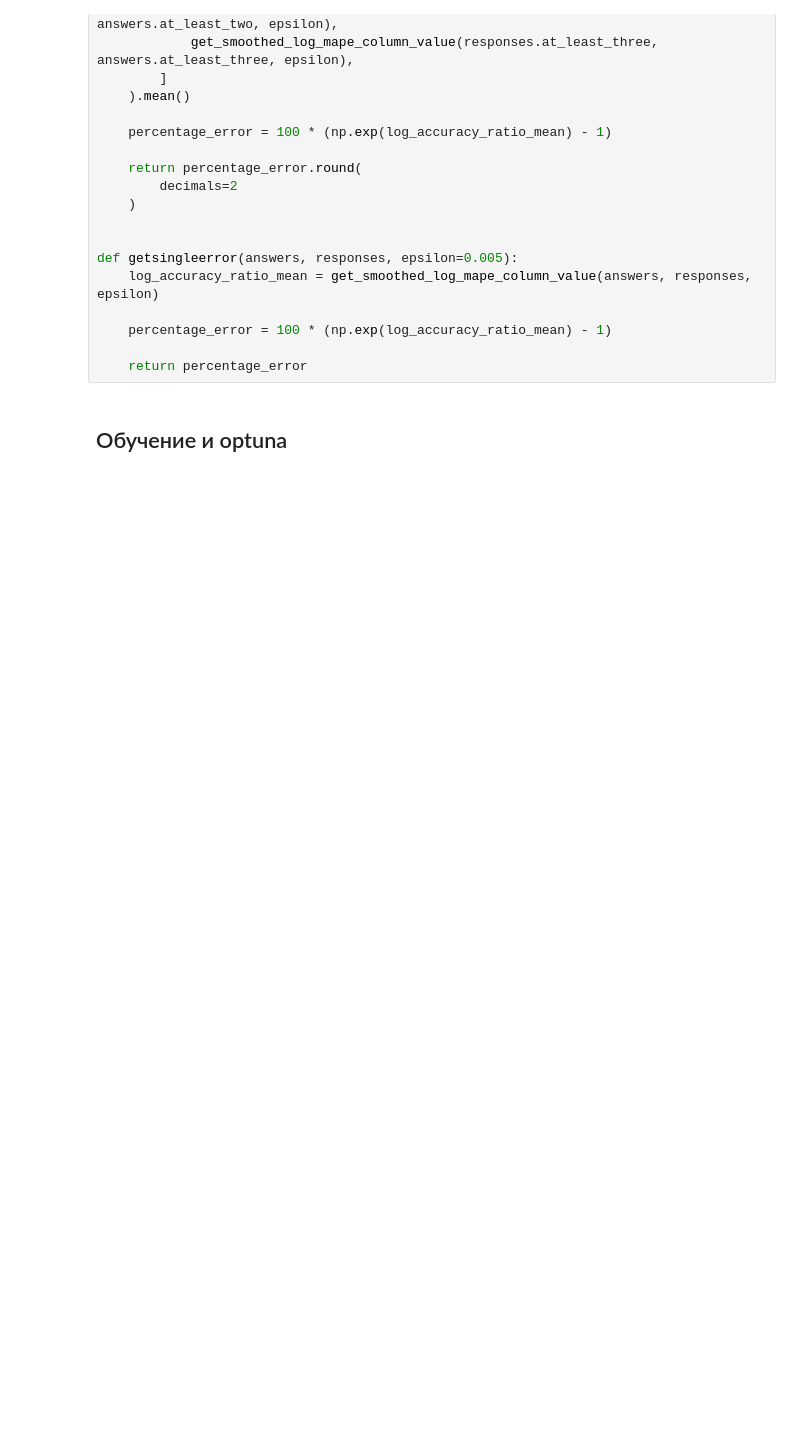
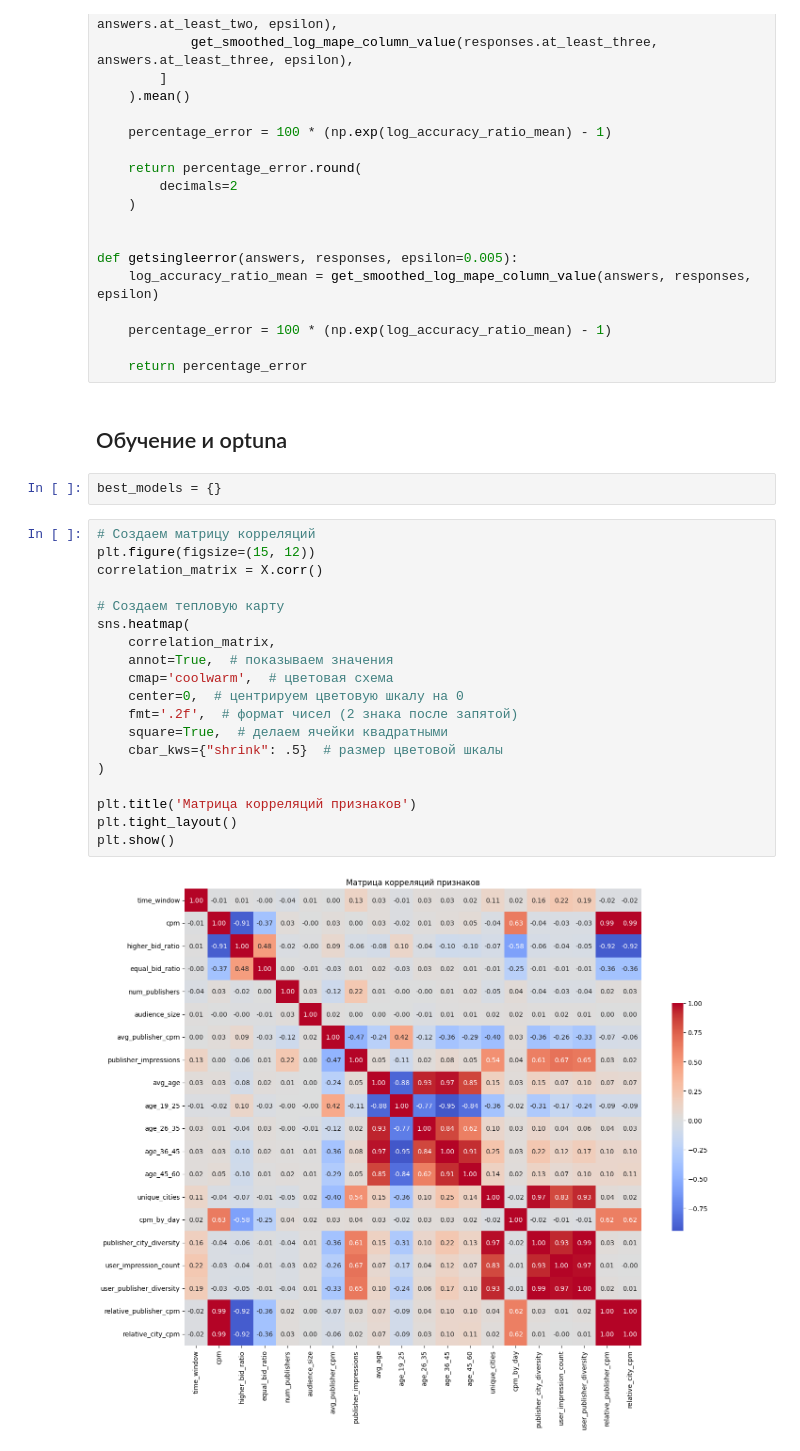
Before and after one commit to davydenkov/mipt_35_vk2, a Jupyter notebook: vk2_eda.ipynb, the cells around one changed output. Cells and saved outputs as stored; diff of their text form; blank space fills up the shorter version.

```diff
--- a/vk2_eda.ipynb
+++ b/vk2_eda.ipynb
@@ -518,3 +529,26 @@ def getsingleerror(answers, responses, epsilon=0.005):
     return percentage_error
 # %% [markdown]
 ## Обучение и optuna ##
+# %%
+best_models = {}
+# %%
+# Создаем матрицу корреляций
+plt.figure(figsize=(15, 12))
+correlation_matrix = X.corr()
+
+# Создаем тепловую карту
+sns.heatmap(
+    correlation_matrix,
+    annot=True,  # показываем значения
+    cmap='coolwarm',  # цветовая схема
+    center=0,  # центрируем цветовую шкалу на 0
+    fmt='.2f',  # формат чисел (2 знака после запятой)
+    square=True,  # делаем ячейки квадратными
+    cbar_kws={"shrink": .5}  # размер цветовой шкалы
+)
+
+plt.title('Матрица корреляций признаков')
+plt.tight_layout()
+plt.show()
+# %% [output]
+[figure, added]
```
Also changed, not shown: parts of 11 cells of this notebook, 1 other file.
